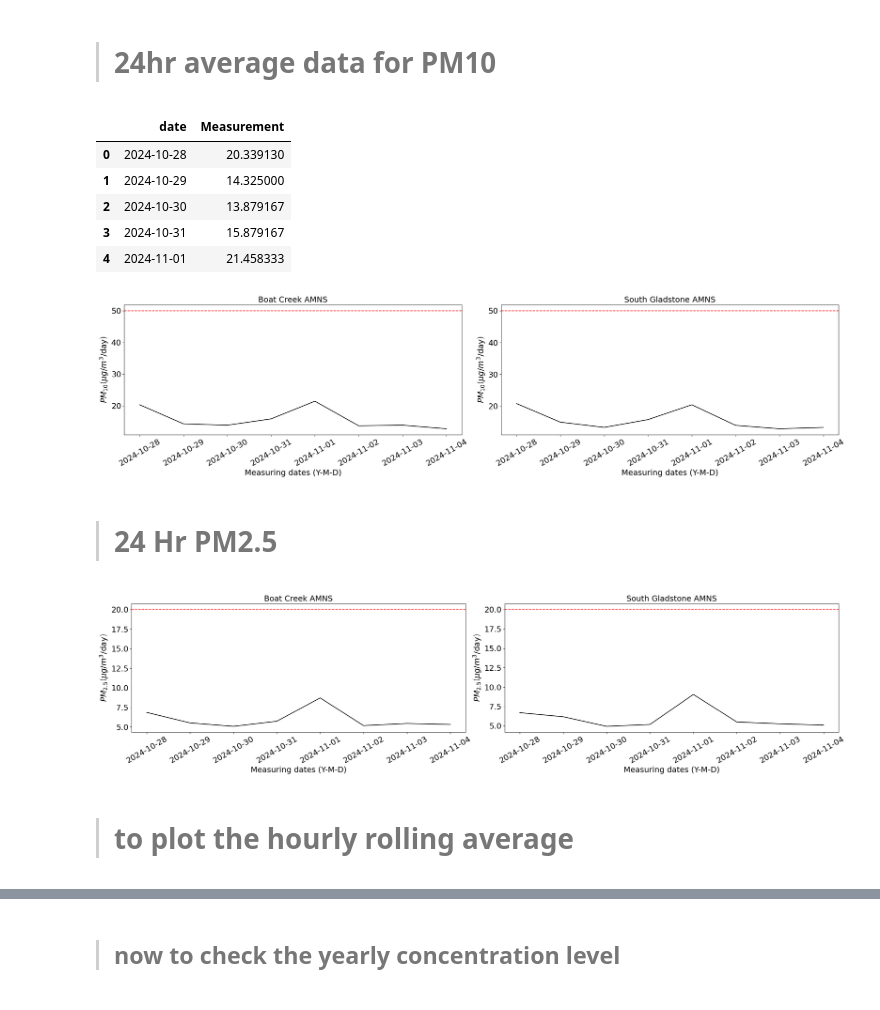
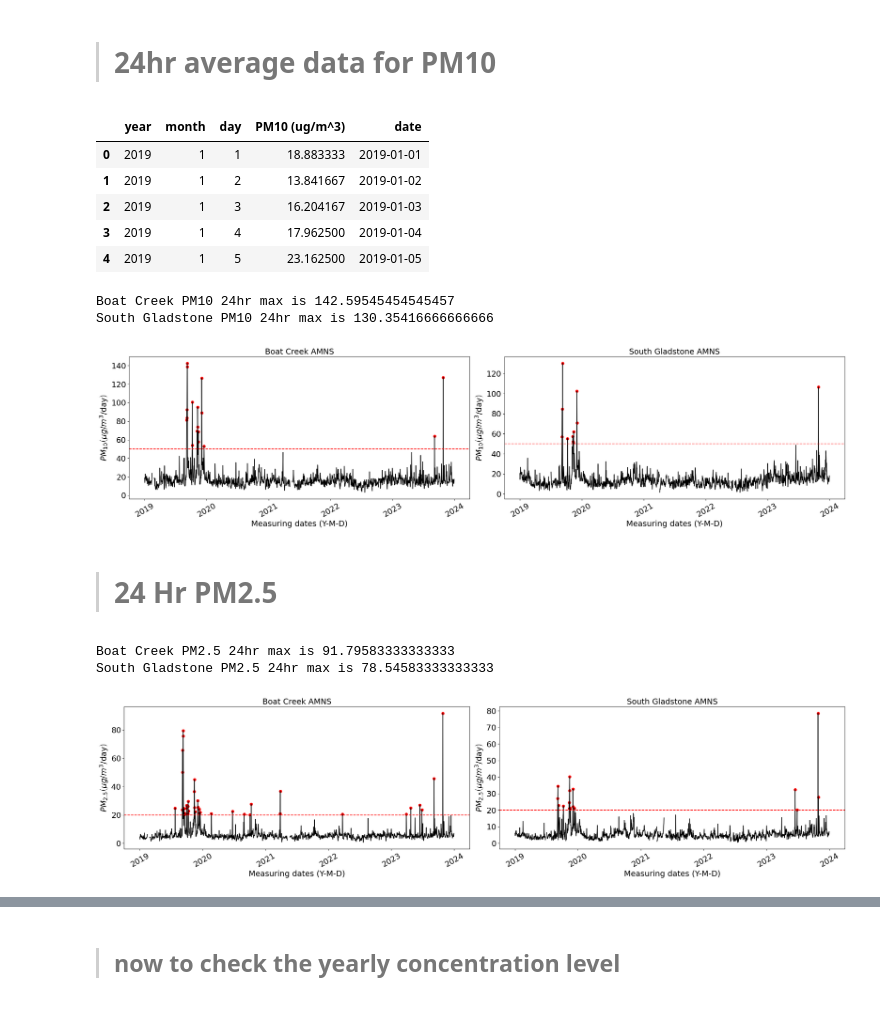
Before and after one commit to GinnCheng/DA_AQ_hub, a Jupyter notebook: main_script.ipynb, the cells around one changed output, grey strips where cells are left out. Drawn from its saved outputs; the diff is of its cells as text; code cells hidden in the pictures.

```diff
--- a/main_script.ipynb
+++ b/main_script.ipynb
@@ -162,50 +159,64 @@ np.float64(33.839999999999996)
 # %% [markdown]
 > # 24hr average data for PM10
 # %%
-df_24 = df_bc[df_bc.Parameter == 'Particle PM10'].groupby('date')['Measurement'].mean().reset_index()
+df_24 = df_bc.groupby(by=['year','month','day'])['PM10 (ug/m^3)'].mean().reset_index()
+df_24['date'] = pd.to_datetime(df_24[['year', 'month', 'day']])
 df_24.head()
 # %% [output]
-|  | date | Measurement |
-| 0 | 2024-10-28 | 20.339130 |
-| 1 | 2024-10-29 | 14.325000 |
-| 2 | 2024-10-30 | 13.879167 |
-| 3 | 2024-10-31 | 15.879167 |
-| 4 | 2024-11-01 | 21.458333 |
+|  | year | month | day | PM10 (ug/m^3) | date |
+| 0 | 2019 | 1 | 1 | 18.883333 | 2019-01-01 |
+| 1 | 2019 | 1 | 2 | 13.841667 | 2019-01-02 |
+| 2 | 2019 | 1 | 3 | 16.204167 | 2019-01-03 |
+| 3 | 2019 | 1 | 4 | 17.962500 | 2019-01-04 |
+| 4 | 2019 | 1 | 5 | 23.162500 | 2019-01-05 |
 # %%
 criterion = 50
 # plot
 fig, (ax1, ax2) = plt.subplots(1, 2, figsize=(24, 6))
 
 # Boat Creek
-df_24 = df_bc[df_bc.Parameter == 'Particle PM10'].groupby('date')['Measurement'].mean().reset_index()
-y = df_24.Measurement
+df_24 = df_bc.groupby(by=['year','month','day'])['PM10 (ug/m^3)'].mean().reset_index()
+df_24['date'] = pd.to_datetime(df_24[['year', 'month', 'day']])
+y = df_24['PM10 (ug/m^3)']
 x = df_24.date
 ax1.plot(x,y,'k-')
 ax1.axhline(y=criterion, color='red', linestyle='--', label=f'Criterion: {criterion}')
 ax1.set_xlabel('Measuring dates (Y-M-D)', fontsize=FontSize)
 ax1.set_ylabel(r'$PM_{10} \left(\mu g/m^3/\text{day}\right)$', fontsize=FontSize)
 ax1.tick_params(axis='x', rotation=30, labelsize=TickSize)
 ax1.tick_params(axis='y', labelsize=TickSize)
 ax1.set_title('Boat Creek AMNS', fontsize=TickSize)
-print(f'Boat Creek PM10 24hr max is {x.max()}')
+# show the exceedance
+z = df_24[y > criterion]
+ax1.scatter(z.date, z['PM10 (ug/m^3)'], color='red', label=f'y > {criterion}')
+
+print(f'Boat Creek PM10 24hr max is {y.max()}')
 
 # South Gladstone
-df_24 = df_sg[df_sg.Parameter == 'Particle PM10'].groupby('date')['Measurement'].mean().reset_index()
-y = df_24.Measurement
+df_24 = df_sg.groupby(by=['year','month','day'])['PM10 (ug/m^3)'].mean().reset_index()
+df_24['date'] = pd.to_datetime(df_24[['year', 'month', 'day']])
+y = df_24['PM10 (ug/m^3)']
 x = df_24.date
 ax2.plot(x,y,'k-')
 ax2.axhline(y=criterion, color='red', linestyle='--', label=f'Criterion: {criterion}')
 ax2.set_xlabel('Measuring dates (Y-M-D)', fontsize=FontSize)
 ax2.set_ylabel(r'$PM_{10} \left(\mu g/m^3/\text{day}\right)$', fontsize=FontSize)
 ax2.tick_params(axis='x', rotation=30, labelsize=TickSize)
 ax2.tick_params(axis='y', labelsize=TickSize)
 ax2.set_title('South Gladstone AMNS', fontsize=TickSize)
+# show the exceedance
+z = df_24[y > criterion]
+ax2.scatter(z.date, z['PM10 (ug/m^3)'], color='red', label=f'y > {criterion}')
+
+print(f'South Gladstone PM10 24hr max is {y.max()}')
 
 # plot
 plt.tight_layout()
 plt.show()
 # %% [output]
+Boat Creek PM10 24hr max is 142.59545454545457
+South Gladstone PM10 24hr max is 130.35416666666666
-[figure, old version]
+[figure, new version]
 # %% [markdown]
 > # 24 Hr PM2.5
 # %%
@@ -214,8 +225,9 @@ criterion = 20
 fig, (ax1, ax2) = plt.subplots(1, 2, figsize=(24, 6))
 
 # Boat Creek
-df_24 = df_bc[df_bc.Parameter == 'Particle PM2.5'].groupby('date')['Measurement'].mean().reset_index()
-y = df_24.Measurement
+df_24 = df_bc.groupby(by=['year','month','day'])['PM2.5 (ug/m^3)'].mean().reset_index()
+df_24['date'] = pd.to_datetime(df_24[['year', 'month', 'day']])
+y = df_24['PM2.5 (ug/m^3)']
 x = df_24.date
 ax1.plot(x,y,'k-')
 ax1.axhline(y=criterion, color='red', linestyle='--', label=f'Criterion: {criterion}')
@@ -225,9 +237,16 @@ ax1.tick_params(axis='x', rotation=30, labelsize=TickSize)
 ax1.tick_params(axis='y', labelsize=TickSize)
 ax1.set_title('Boat Creek AMNS', fontsize=TickSize)
 
+# show the exceedance
+z = df_24[y > criterion]
+ax1.scatter(z.date, z['PM2.5 (ug/m^3)'], color='red', label=f'y > {criterion}')
+
+print(f'Boat Creek PM2.5 24hr max is {y.max()}')
+
 # South Gladstone
-df_24 = df_sg[df_sg.Parameter == 'Particle PM2.5'].groupby('date')['Measurement'].mean().reset_index()
-y = df_24.Measurement
+df_24 = df_sg.groupby(by=['year','month','day'])['PM2.5 (ug/m^3)'].mean().reset_index()
+df_24['date'] = pd.to_datetime(df_24[['year', 'month', 'day']])
+y = df_24['PM2.5 (ug/m^3)']
 x = df_24.date
 ax2.plot(x,y,'k-')
 ax2.axhline(y=criterion, color='red', linestyle='--', label=f'Criterion: {criterion}')
@@ -237,11 +256,17 @@ ax2.tick_params(axis='x', rotation=30, labelsize=TickSize)
 ax2.tick_params(axis='y', labelsize=TickSize)
 ax2.set_title('South Gladstone AMNS', fontsize=TickSize)
 
+# show the exceedance
+z = df_24[y > criterion]
+ax2.scatter(z.date, z['PM2.5 (ug/m^3)'], color='red', label=f'y > {criterion}')
+
+print(f'South Gladstone PM2.5 24hr max is {y.max()}')
+
 
 # plot
 plt.tight_layout()
 plt.show()
 # %% [output]
+Boat Creek PM2.5 24hr max is 91.79583333333333
+South Gladstone PM2.5 24hr max is 78.54583333333333
-[figure, old version]
+[figure, new version]
-# %% [markdown]
-> # to plot the hourly rolling average
```
Also changed, not shown: parts of 19 cells of this notebook.
